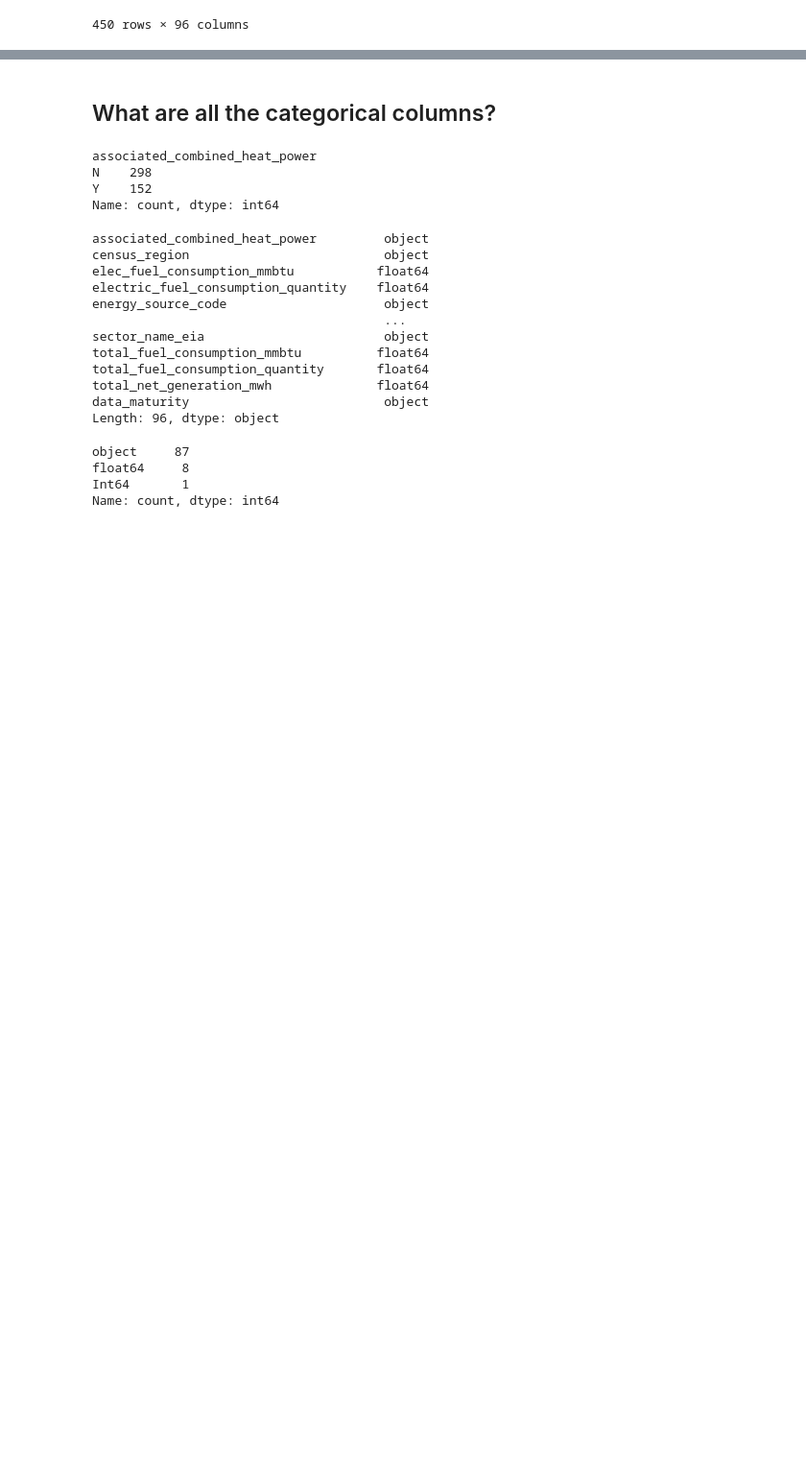
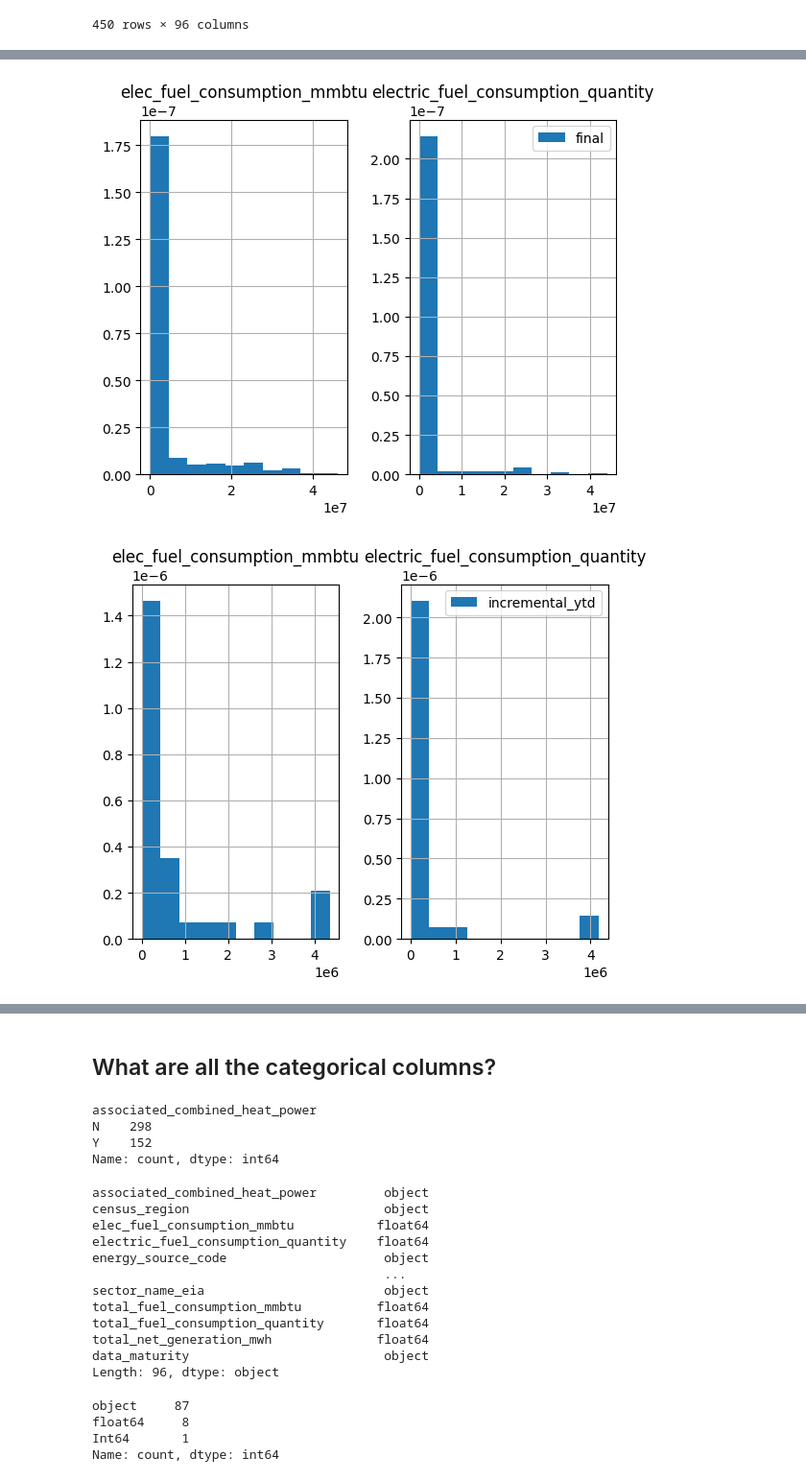
Before and after one commit to catalyst-cooperative/open-energy-data-for-all, a Jupyter notebook: notebooks/visualization_troubleshooting.ipynb, the cells around one changed output, grey strips where cells are left out. Shown: that part at 96% size. Saved outputs shown, nothing was run; the diff lists cells and outputs as text; code cells hidden in the pictures; blank space fills up the shorter version.

```diff
--- a/notebooks/visualization_troubleshooting.ipynb
+++ b/notebooks/visualization_troubleshooting.ipynb
@@ -23,0 +203,7 @@ pr_gen_fuel_raw
+# %%
+for gr, df in pr_gen_fuel_annual.groupby("data_maturity"):
+    axs = df.hist(column=elec_fuel_consumption_cols, density=True)
+    axs[-1][-1].legend([gr])
+# %% [output]
+[figure, added]
+[figure, added]
```
Also changed, not shown: parts of 23 cells of this notebook, 2 other files.
